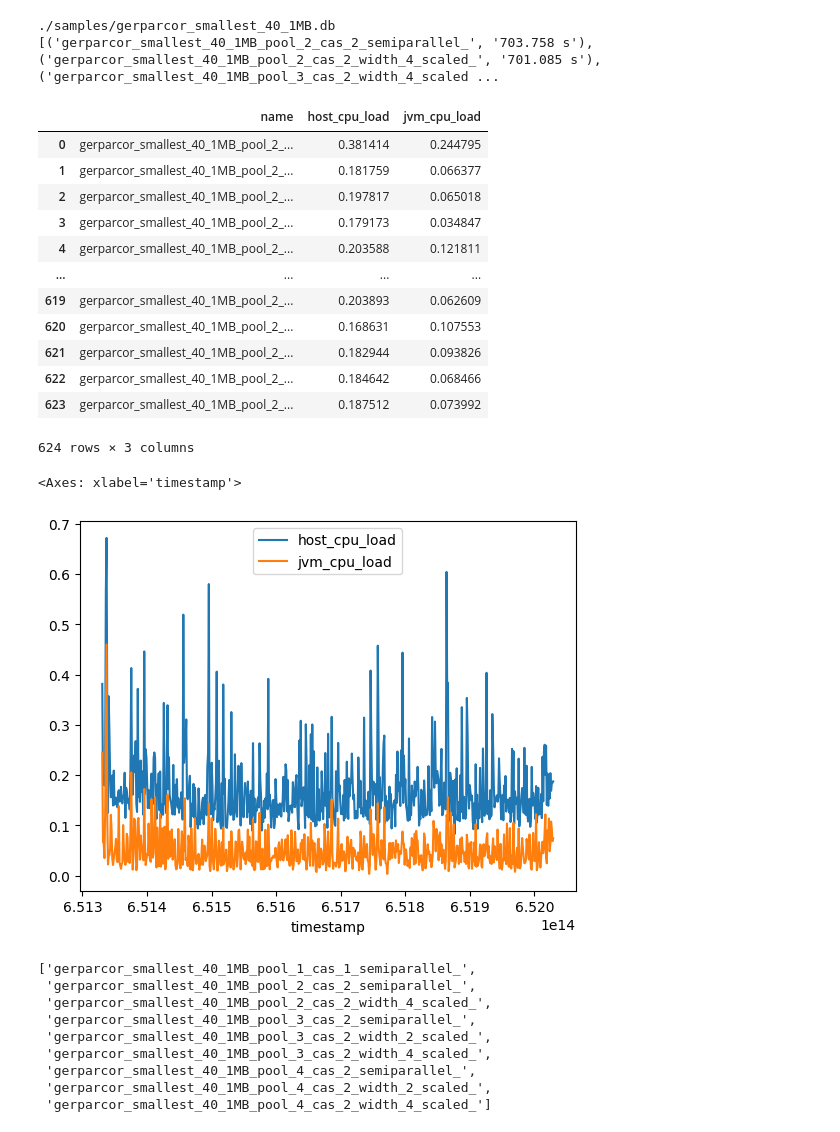
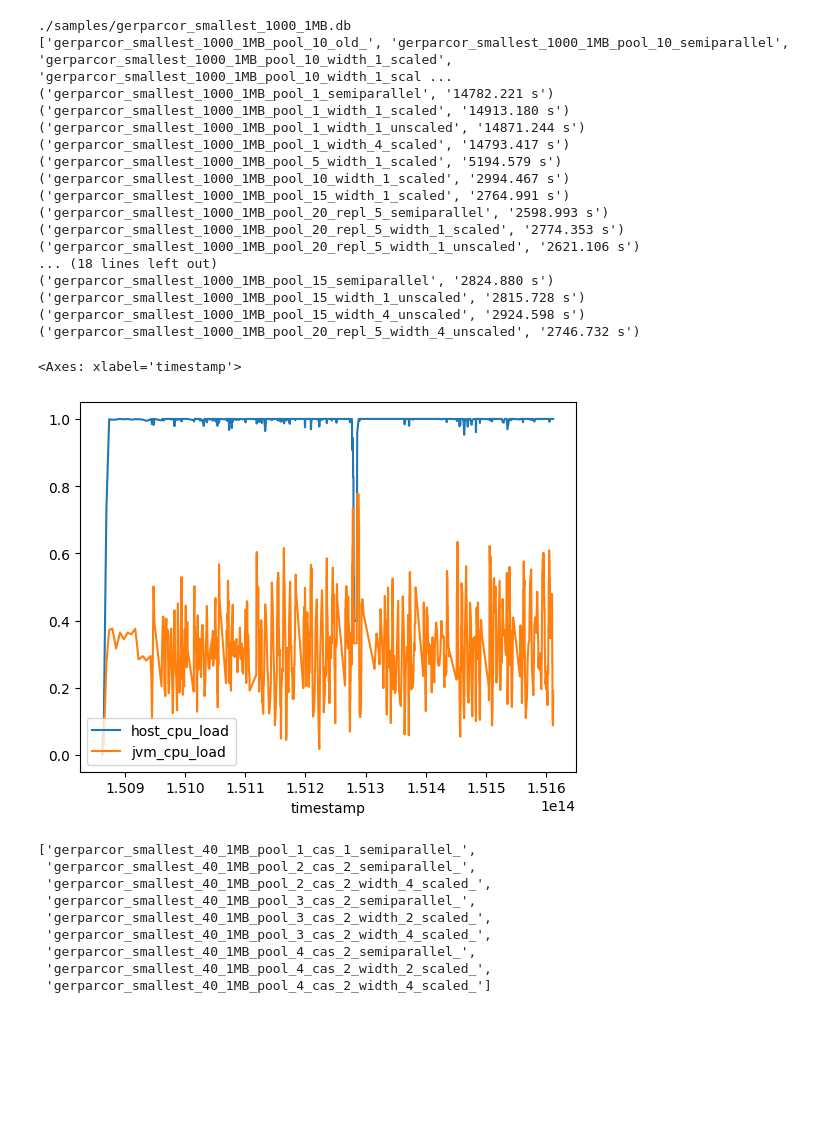
Before and after one commit to texttechnologylab/DockerUnifiedUIMAInterface, a Jupyter notebook: duui_parallel_benchmarks/parallel_benchmarks.ipynb, the cells around one changed output. Saved outputs shown, nothing was run; the diff lists cells and outputs as text; code cells hidden in the pictures; blank space fills up the shorter version.

```diff
--- a/duui_parallel_benchmarks/parallel_benchmarks.ipynb
+++ b/duui_parallel_benchmarks/parallel_benchmarks.ipynb
@@ -38,7 +38,7 @@ def format_nano(num_time: float) -> str:
 # %%
 root = './duui_parallel_benchmarks/'
 samples = f'{root}samples/'
-size = 40
+size = 1000
 variant = "smallest" # largest random
 skip_size_smaller_than = "1MB"
 gerparcor_sample = f'./samples/gerparcor_{variant}_{size}_{skip_size_smaller_than}'
@@ -47,39 +47,43 @@ con = sqlite3.connect(f'{gerparcor_sample}.db')
 cur = con.cursor()
 run_keys = [name[0] for name in cur.execute('SELECT name FROM pipeline')]
 perfs = [(perf[0], format_time(perf[2] - perf[1], "ms")) for perf in cur.execute('SELECT * FROM pipeline_perf')]
-print(perfs)
+print(run_keys)
 
-config = pd.read_sql_query("SELECT * FROM host_config GROUP BY name", con)
-# cpu = pd.read_sql_query("SELECT name, AVG(host_cpu_load), AVG(jvm_cpu_load) FROM cpu_usage GROUP BY name", con)
-cpu = pd.read_sql_query("SELECT name, host_cpu_load, jvm_cpu_load FROM cpu_usage WHERE name='gerparcor_smallest_40_1MB_pool_2_cas_2_width_4_scaled_'", con)
+for perf in perfs:
+    print(perf)
 
-memory = pd.read_sql_query("SELECT name, host_memory_usage, jvm_memory_usage FROM memory_usage", con)
-# threads = pd.read_sql_query("SELECT name, waited_time, cpu_time, blocked_time FROM thread_stats WHERE thread_name<>'main' AND thread_name<>'DUUIResourceManager'", con)
-threads = pd.read_sql_query("SELECT name, thread_name, waited_time, cpu_time, blocked_time FROM thread_stats WHERE name='gerparcor_smallest_40_1MB_pool_2_cas_2_width_4_scaled_' AND thread_name<>'main' AND thread_name<>'DUUIResourceManager'", con)
-cpu
+# config = pd.read_sql_query("SELECT * FROM host_config GROUP BY name", con)
+# # cpu = pd.read_sql_query("SELECT name, AVG(host_cpu_load), AVG(jvm_cpu_load) FROM cpu_usage GROUP BY name", con)
+# cpu = pd.read_sql_query("SELECT name, host_cpu_load, jvm_cpu_load FROM cpu_usage WHERE name='gerparcor_smallest_40_1MB_pool_2_cas_2_width_4_scaled_'", con)
+
+# memory = pd.read_sql_query("SELECT name, host_memory_usage, jvm_memory_usage FROM memory_usage", con)
+# # threads = pd.read_sql_query("SELECT name, waited_time, cpu_time, blocked_time FROM thread_stats WHERE thread_name<>'main' AND thread_name<>'DUUIResourceManager'", con)
+# threads = pd.read_sql_query("SELECT name, thread_name, waited_time, cpu_time, blocked_time FROM thread_stats WHERE name='gerparcor_smallest_40_1MB_pool_2_cas_2_width_4_scaled_' AND thread_name<>'main' AND thread_name<>'DUUIResourceManager'", con)
 # %% [output]
-./samples/gerparcor_smallest_40_1MB.db
-[('gerparcor_smallest_40_1MB_pool_2_cas_2_semiparallel_', '703.758 s'), ('gerparcor_smallest_40_1MB_pool_2_cas_2_width_4_scaled_', '701.085 s'), ('gerparcor_smallest_40_1MB_pool_3_cas_2_width_4_scaled ...
+./samples/gerparcor_smallest_1000_1MB.db
+['gerparcor_smallest_1000_1MB_pool_10_old_', 'gerparcor_smallest_1000_1MB_pool_10_semiparallel', 'gerparcor_smallest_1000_1MB_pool_10_width_1_scaled', 'gerparcor_smallest_1000_1MB_pool_10_width_1_scal ...
+('gerparcor_smallest_1000_1MB_pool_1_semiparallel', '14782.221 s')
+('gerparcor_smallest_1000_1MB_pool_1_width_1_scaled', '14913.180 s')
+('gerparcor_smallest_1000_1MB_pool_1_width_1_unscaled', '14871.244 s')
+('gerparcor_smallest_1000_1MB_pool_1_width_4_scaled', '14793.417 s')
+('gerparcor_smallest_1000_1MB_pool_5_width_1_scaled', '5194.579 s')
+('gerparcor_smallest_1000_1MB_pool_10_width_1_scaled', '2994.467 s')
+('gerparcor_smallest_1000_1MB_pool_15_width_1_scaled', '2764.991 s')
+('gerparcor_smallest_1000_1MB_pool_20_repl_5_semiparallel', '2598.993 s')
+('gerparcor_smallest_1000_1MB_pool_20_repl_5_width_1_scaled', '2774.353 s')
+('gerparcor_smallest_1000_1MB_pool_20_repl_5_width_1_unscaled', '2621.106 s')
+... (18 lines left out)
+('gerparcor_smallest_1000_1MB_pool_15_semiparallel', '2824.880 s')
+('gerparcor_smallest_1000_1MB_pool_15_width_1_unscaled', '2815.728 s')
+('gerparcor_smallest_1000_1MB_pool_15_width_4_unscaled', '2924.598 s')
+('gerparcor_smallest_1000_1MB_pool_20_repl_5_width_4_unscaled', '2746.732 s')
-|  | name | host_cpu_load | jvm_cpu_load |
-| 0 | gerparcor_smallest_40_1MB_pool_2_... | 0.381414 | 0.244795 |
-| 1 | gerparcor_smallest_40_1MB_pool_2_... | 0.181759 | 0.066377 |
-| 2 | gerparcor_smallest_40_1MB_pool_2_... | 0.197817 | 0.065018 |
-| 3 | gerparcor_smallest_40_1MB_pool_2_... | 0.179173 | 0.034847 |
-| 4 | gerparcor_smallest_40_1MB_pool_2_... | 0.203588 | 0.121811 |
-| ... | ... | ... | ... |
-| 619 | gerparcor_smallest_40_1MB_pool_2_... | 0.203893 | 0.062609 |
-| 620 | gerparcor_smallest_40_1MB_pool_2_... | 0.168631 | 0.107553 |
-| 621 | gerparcor_smallest_40_1MB_pool_2_... | 0.182944 | 0.093826 |
-| 622 | gerparcor_smallest_40_1MB_pool_2_... | 0.184642 | 0.068466 |
-| 623 | gerparcor_smallest_40_1MB_pool_2_... | 0.187512 | 0.073992 |
-624 rows × 3 columns
 # %%
-cpu = pd.read_sql_query("SELECT name, timestamp, host_cpu_load, jvm_cpu_load FROM cpu_usage WHERE name='gerparcor_smallest_40_1MB_pool_2_cas_2_width_4_scaled_'", con)
+cpu = pd.read_sql_query("SELECT name, timestamp, host_cpu_load, jvm_cpu_load FROM cpu_usage WHERE name='gerparcor_smallest_1000_1MB_pool_15_width_1_scaled_kill'", con)
 
 cpu.plot.line(x="timestamp")
 # %% [output]
 <Axes: xlabel='timestamp'>
-[figure, old version]
+[figure, new version]
 # %%
 run_keys
 # %% [output]
```
Also changed, not shown: parts of 1 cell of this notebook.
